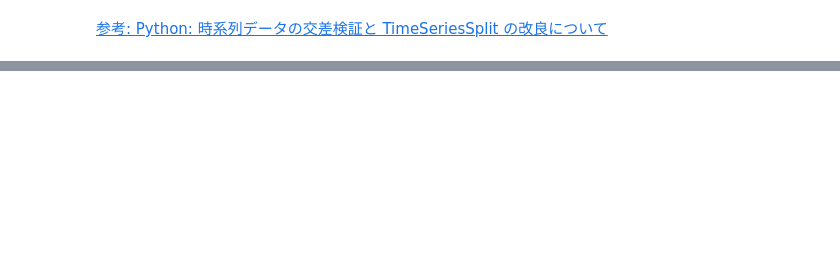
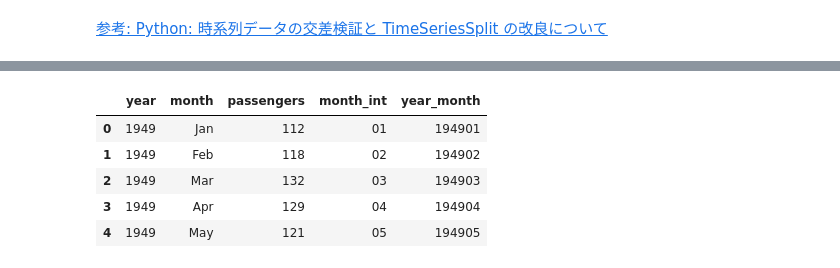
Before and after one commit to atsushimemet/python_tutorial, a Jupyter notebook: notebook/tutorial_timeseriessplit.ipynb, the cells around one changed output, grey strips where cells are left out. Drawn from its saved outputs; the diff is of its cells as text; code cells hidden in the pictures; blank space fills up the shorter version.

```diff
--- a/notebook/tutorial_timeseriessplit.ipynb
+++ b/notebook/tutorial_timeseriessplit.ipynb
@@ -44,0 +67,3 @@ mappings: {'': '00', 'Jan': '01', 'Feb': '02', 'Mar': '03', 'Apr': '04', 'May':
+# %%
+flights = sns.load_dataset("flights")
+flights.head()
@@ -44,0 +79,5 @@ mappings: {'': '00', 'Jan': '01', 'Feb': '02', 'Mar': '03', 'Apr': '04', 'May':
+# %%
+# month列を数値による月に変更するための辞書を生成する。
+# NOTE: Jan -> 01
+month_name_mapping = {name[:3]: f"{i:02}" for i, name in enumerate(month_name)}
+month_name_mapping
@@ -44,0 +98,6 @@ mappings: {'': '00', 'Jan': '01', 'Feb': '02', 'Mar': '03', 'Apr': '04', 'May':
+# %%
+# month列を数値による列に変更する。
+flights["month_int"] = flights["month"].apply(
+    lambda str_3_month_name: month_name_mapping[str_3_month_name]
+)
+flights.head()
@@ -44,0 +111,11 @@ mappings: {'': '00', 'Jan': '01', 'Feb': '02', 'Mar': '03', 'Apr': '04', 'May':
+# %%
+# year_month列を生成する。
+flights["year_month"] = flights["year"].astype(str) + flights["month_int"].astype(str)
+flights.head()
+# %% [output]
+|  | year | month | passengers | month_int | year_month |
+| 0 | 1949 | Jan | 112 | 01 | 194901 |
+| 1 | 1949 | Feb | 118 | 02 | 194902 |
+| 2 | 1949 | Mar | 132 | 03 | 194903 |
+| 3 | 1949 | Apr | 129 | 04 | 194904 |
+| 4 | 1949 | May | 121 | 05 | 194905 |
```
Also changed, not shown: parts of 37 cells of this notebook.
